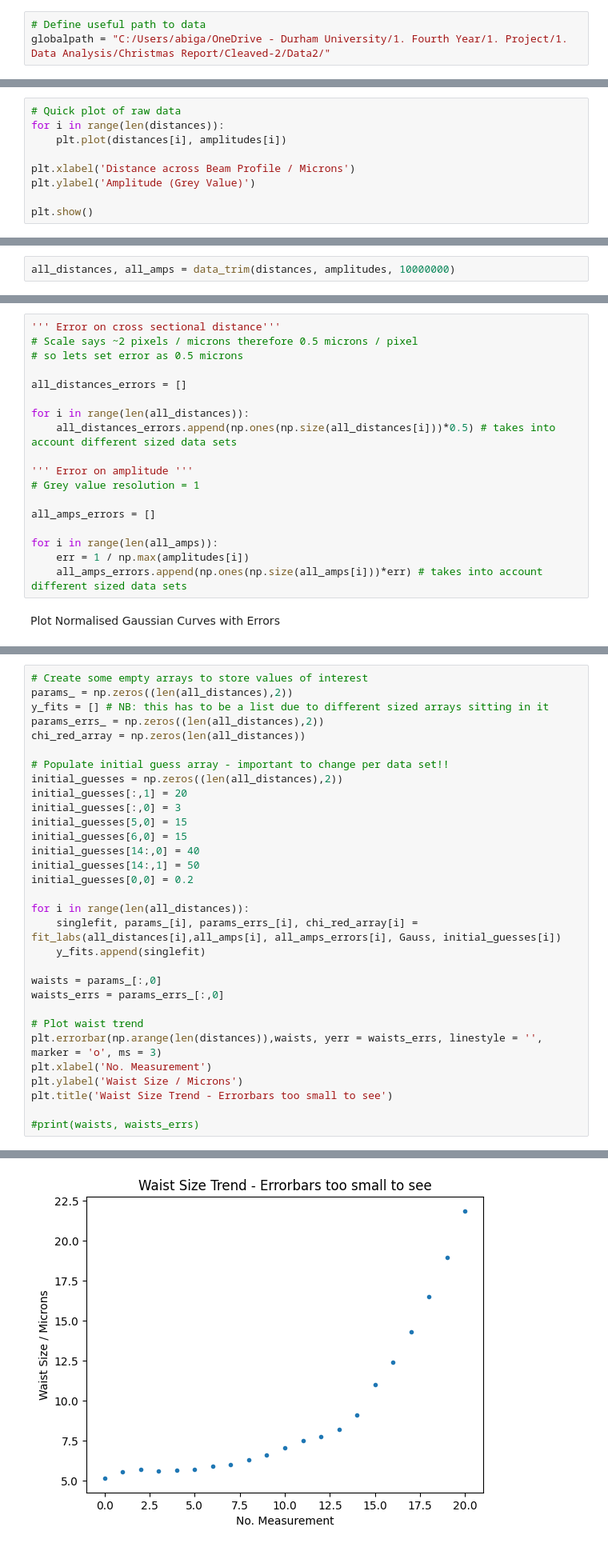
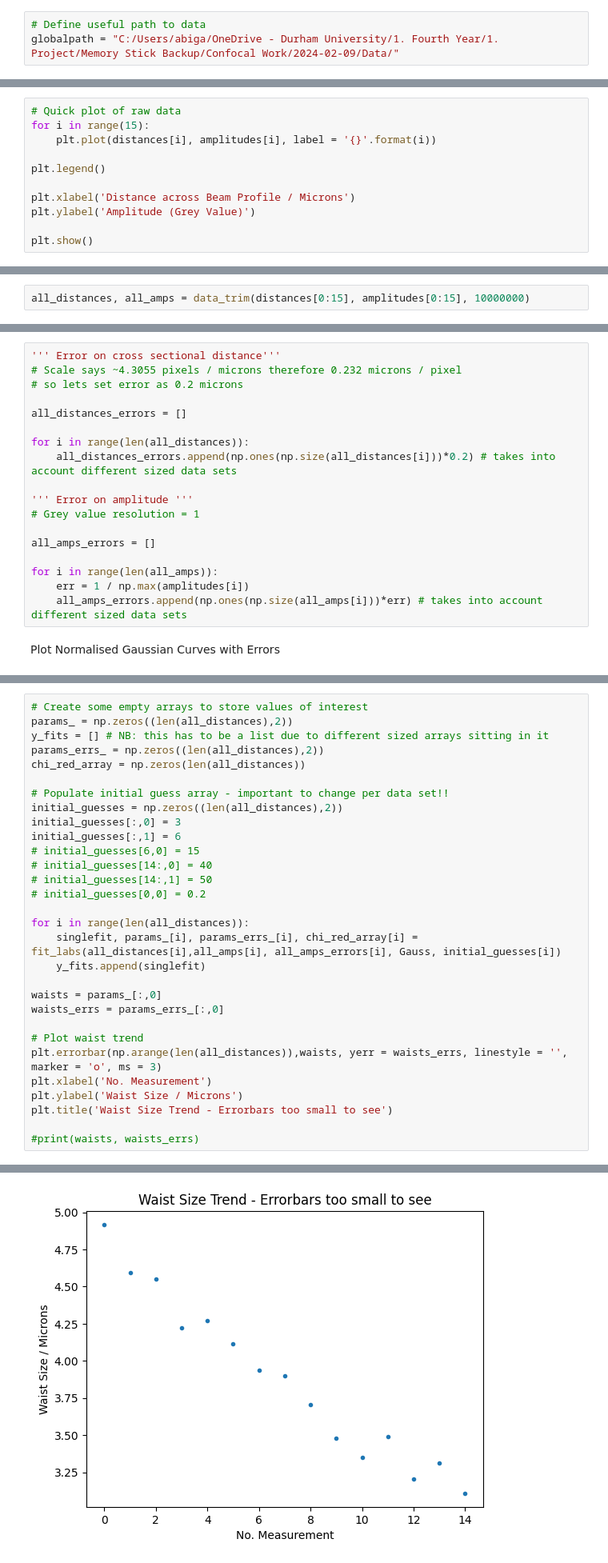
Before and after one commit to akay8/Level4Project, a Jupyter notebook: Epiphany/Cleaved_Fibre_Radial.ipynb, the cells around one changed output, grey strips where cells are left out. Shown at 80% size. Cells and saved outputs as stored; diff of their text form.

```diff
--- a/Epiphany/Cleaved_Fibre_Radial.ipynb
+++ b/Epiphany/Cleaved_Fibre_Radial.ipynb
@@ -31,7 +31,7 @@ from lvl4_functions import *
 ## Import Data
 # %%
 # Define useful path to data
-globalpath = "C:/Users/abiga/OneDrive - Durham University/1. Fourth Year/1. Project/1. Data Analysis/Christmas Report/Cleaved-2/Data2/"
+globalpath = "C:/Users/abiga/OneDrive - Durham University/1. Fourth Year/1. Project/Memory Stick Backup/Confocal Work/2024-02-09/Data/"
 # %%
 # Import data
 distances, amplitudes = import_data(globalpath)
@@ -40,7 +40,9 @@ distances, amplitudes = import_data(globalpath)
 # %%
 # Quick plot of raw data
-for i in range(len(distances)):
-    plt.plot(distances[i], amplitudes[i])
+for i in range(15):
+    plt.plot(distances[i], amplitudes[i], label = '{}'.format(i))
+
+plt.legend()
 
 plt.xlabel('Distance across Beam Profile / Microns')
 plt.ylabel('Amplitude (Grey Value)')
@@ -51,18 +53,18 @@ plt.show()
 # %% [markdown]
 ## Normalise, cut down data
 # %%
-all_distances, all_amps = data_trim(distances, amplitudes, 10000000)
+all_distances, all_amps = data_trim(distances[0:15], amplitudes[0:15], 10000000)
 # %% [markdown]
 ## Errors - for above normalised Gaussians
 # %%
 ''' Error on cross sectional distance'''
-# Scale says ~2 pixels / microns therefore 0.5 microns / pixel
-# so lets set error as 0.5 microns
+# Scale says ~4.3055 pixels / microns therefore 0.232 microns / pixel
+# so lets set error as 0.2 microns
 
 all_distances_errors = []
 
 for i in range(len(all_distances)):
-    all_distances_errors.append(np.ones(np.size(all_distances[i]))*0.5) # takes into account different sized data sets
+    all_distances_errors.append(np.ones(np.size(all_distances[i]))*0.2) # takes into account different sized data sets
 
 ''' Error on amplitude '''
 # Grey value resolution = 1
@@ -94,34 +93,33 @@ plt.errorbar(all_distances[-1], all_amps[-1], xerr=all_distances_errors[-1],yerr
 # %%
 # Create some empty arrays to store values of interest
 params_ = np.zeros((len(all_distances),2))
 y_fits = [] # NB: this has to be a list due to different sized arrays sitting in it
 params_errs_ = np.zeros((len(all_distances),2))
 chi_red_array = np.zeros(len(all_distances))
 
 # Populate initial guess array - important to change per data set!!
 initial_guesses = np.zeros((len(all_distances),2))
-initial_guesses[:,1] = 20
 initial_guesses[:,0] = 3
-initial_guesses[5,0] = 15
-initial_guesses[6,0] = 15
-initial_guesses[14:,0] = 40
-initial_guesses[14:,1] = 50
-initial_guesses[0,0] = 0.2
+initial_guesses[:,1] = 6
+# initial_guesses[6,0] = 15
+# initial_guesses[14:,0] = 40
+# initial_guesses[14:,1] = 50
+# initial_guesses[0,0] = 0.2
 
 for i in range(len(all_distances)):
     singlefit, params_[i], params_errs_[i], chi_red_array[i] = fit_labs(all_distances[i],all_amps[i], all_amps_errors[i], Gauss, initial_guesses[i])
     y_fits.append(singlefit)
 
 waists = params_[:,0]
 waists_errs = params_errs_[:,0]
 
 # Plot waist trend
-plt.errorbar(np.arange(len(distances)),waists, yerr = waists_errs, linestyle = '', marker = 'o', ms = 3)
+plt.errorbar(np.arange(len(all_distances)),waists, yerr = waists_errs, linestyle = '', marker = 'o', ms = 3)
 plt.xlabel('No. Measurement')
 plt.ylabel('Waist Size / Microns')
 plt.title('Waist Size Trend - Errorbars too small to see')
 
 #print(waists, waists_errs)
 # %% [output]
 Text(0.5, 1.0, 'Waist Size Trend - Errorbars too small to see')
-[figure, old version]
+[figure, new version]
```
Also changed, not shown: parts of 14 cells of this notebook, 1 other file.
